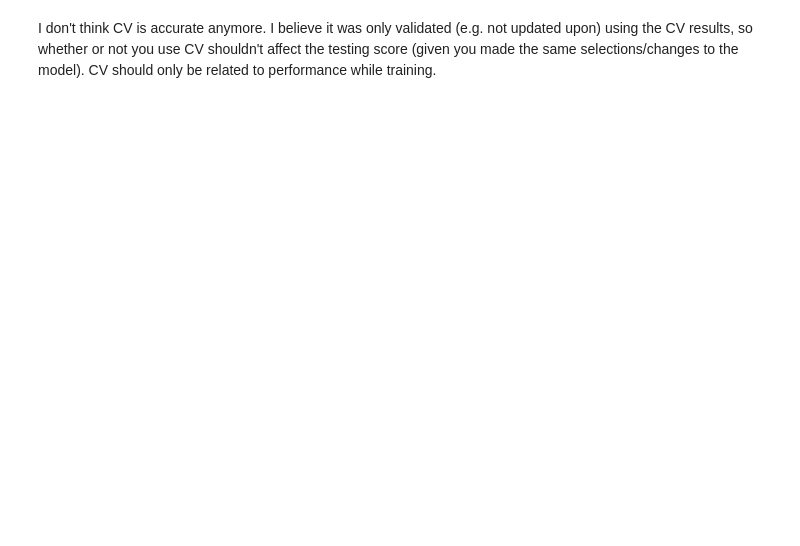
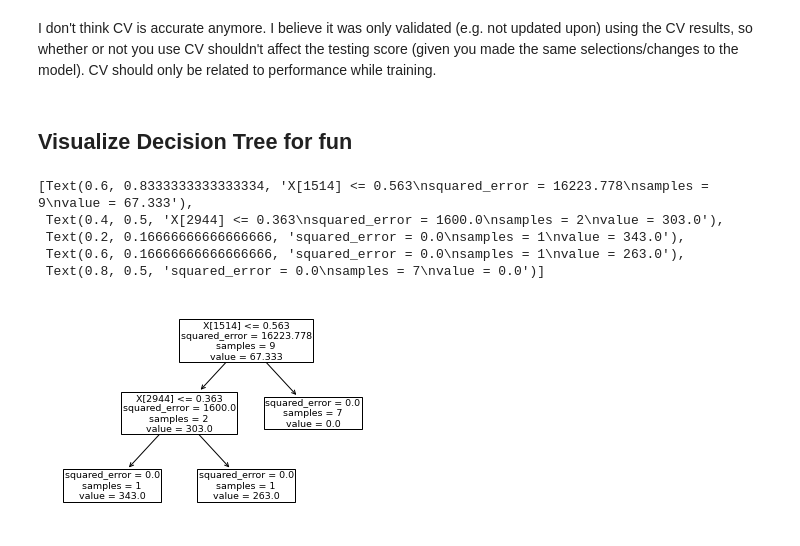
Before and after one commit to kdmalc/Stroke_Detection, a Jupyter notebook: 04_Regression_CV.ipynb, the cells around one changed output. Drawn from its saved outputs; the diff is of its cells as text; code cells hidden in the pictures; blank space fills up the shorter version.

```diff
--- a/04_Regression_CV.ipynb
+++ b/04_Regression_CV.ipynb
@@ -616,8 +627,8 @@ num_decimals = 3
 test_df = pd.DataFrame(columns=my_metrics_cols)
 
 print("Decision Tree")
-_, _, r2_cv, model = fit_ml_algo(tree.DecisionTreeRegressor(), X_train, y_train, cv, testing=True)
-y_pred = model.predict(X_test)
+_, _, r2_cv, my_dt = fit_ml_algo(tree.DecisionTreeRegressor(), X_train, y_train, cv, testing=True)
+y_pred = my_dt.predict(X_test)
 r2_cv = round(metrics.r2_score(y_test, y_pred) * 100, num_decimals)
 print(r2_cv)
 temp_df = pd.DataFrame([['Decision Tree', r2, r2_cv, cv]], columns=my_metrics_cols)
@@ -693,2 +704,13 @@ SORTED TEST SCORES: TRAINED ON 5 FOLDS
 # %% [markdown]
 I don't think CV is accurate anymore.  I believe it was only validated (e.g. not updated upon) using the CV results, so whether or not you use CV shouldn't affect the testing score (given you made the same selections/changes to the model).  CV should only be related to performance while training.
+# %% [markdown]
+## Visualize Decision Tree for fun
+# %%
+tree.plot_tree(my_dt)
+# %% [output]
+[Text(0.6, 0.8333333333333334, 'X[1514] <= 0.563\nsquared_error = 16223.778\nsamples = 9\nvalue = 67.333'),
+ Text(0.4, 0.5, 'X[2944] <= 0.363\nsquared_error = 1600.0\nsamples = 2\nvalue = 303.0'),
+ Text(0.2, 0.16666666666666666, 'squared_error = 0.0\nsamples = 1\nvalue = 343.0'),
+ Text(0.6, 0.16666666666666666, 'squared_error = 0.0\nsamples = 1\nvalue = 263.0'),
+ Text(0.8, 0.5, 'squared_error = 0.0\nsamples = 7\nvalue = 0.0')]
+[figure, added]
```
Also changed, not shown: parts of 9 cells of this notebook, 5 other files.
